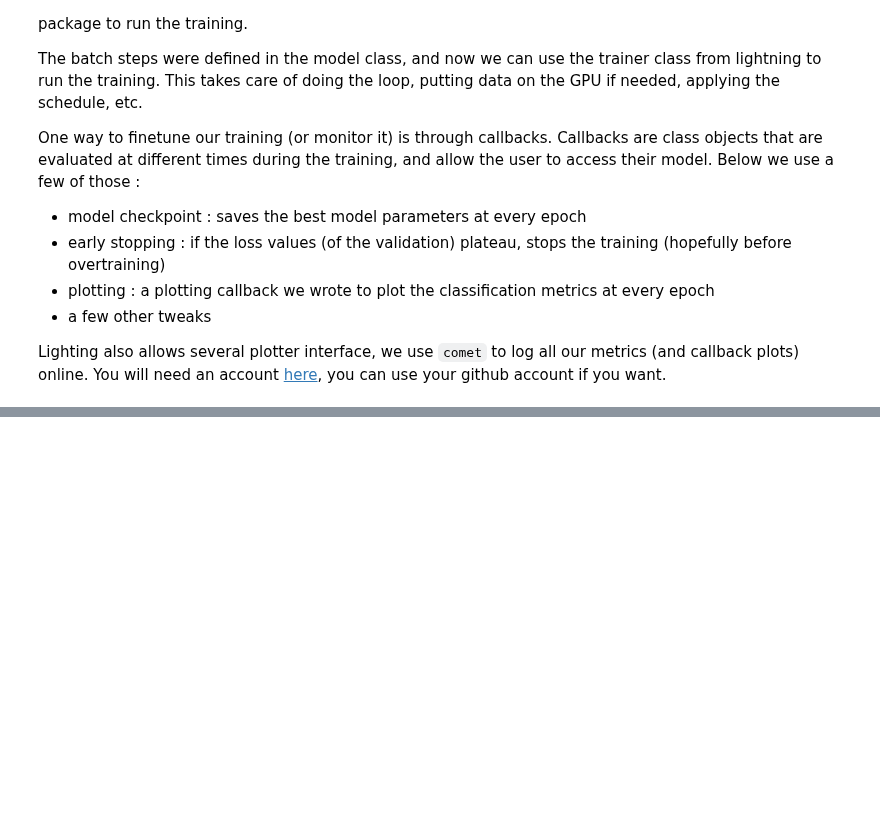
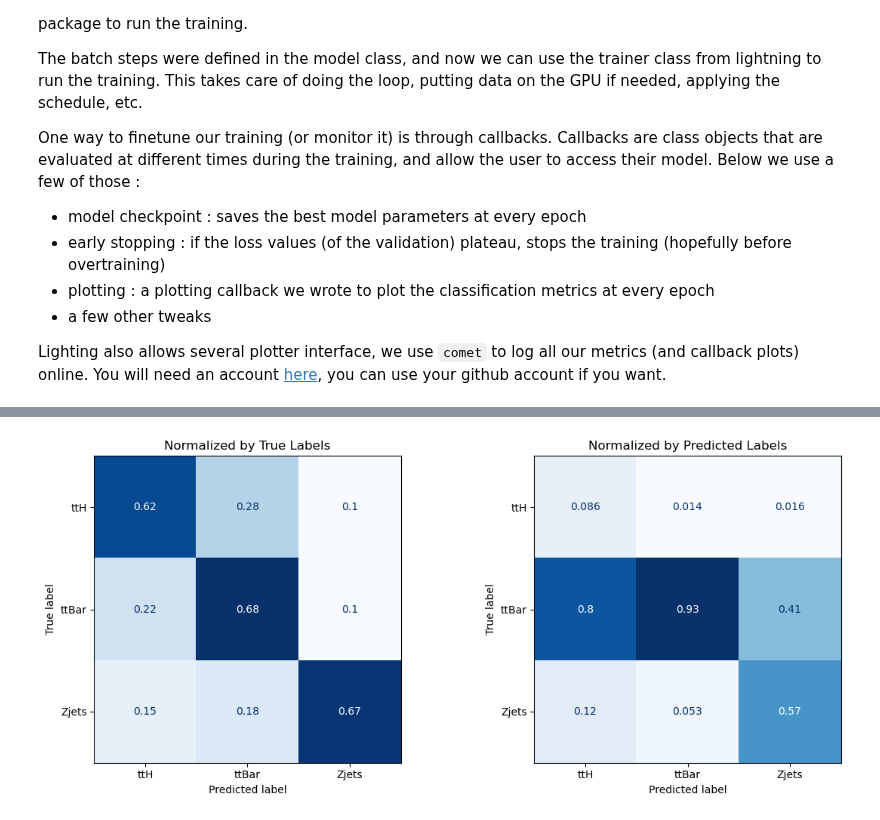
Before and after one commit to inigostibbe/msciproject, a Jupyter notebook: bristol-tth-transformer-msc_project/bristol-tth-transformer-msc_project/notebooks/training_multi.ipynb, the cells around one changed output, grey strips where cells are left out. Saved outputs shown, nothing was run; the diff lists cells and outputs as text; code cells hidden in the pictures; blank space fills up the shorter version.

```diff
--- a/bristol-tth-transformer-msc_project/bristol-tth-transformer-msc_project/notebooks/training_multi.ipynb
+++ b/bristol-tth-transformer-msc_project/bristol-tth-transformer-msc_project/notebooks/training_multi.ipynb
@@ -135,7 +135,7 @@ The loss function is a composite of BCE, and decorrelation from the MET, to ensu
 # %%
 # Define model #
 loss_function = BCEDecorrelatedLoss(lam = 0.1,weighted=True) # Create new one for multiclass, MDMM mechanism
-loss_function =
+loss_function = CrossEntropyWeightedLoss(weighted = True)
 
 # loss = BCE + lambda * decorrelated loss # Lambda determines the strength of the decorrelation loss
 # lambda = 0 -> pure BCE
@@ -147,11 +147,14 @@ embedding = Embedding(
     normalize_input = True,          # Whether to apply batch norm before the embedding
 )
 
+output_dim = len(torch.unique(y)) if len(torch.unique(y)) > 2 else 1
+print(output_dim)
+
 model = AnalysisObjectTransformer(
     embedding = embedding,           # Embedding instance
     embed_dim = embedding.dim,       # Embedding dimension
     num_heads = 8,                   # Number of heads for multihead attention (must be a divisor of embed dim)
-    output_dim = 1,                  # Output dimension (1 : binary classification, >1 : multi classification)
+    output_dim = output_dim,                  # Output dimension (1 : binary classification, >1 : multi classification)
     expansion_factor = 4,            # Multipliying factor for layers in attention block (neurons = embed_dim * expansion_factor) norm is 4
     encoder_layers = 5,              # Number of encoder layers (self attention on jets)
     class_layers = 2,                # Number of class layers (cross attention between jets representations and class token)
@@ -445,0 +406,4 @@ plt.show()
+# %%
+probs = torch.softmax(preds, dim=1)  # Converts logits to probabilities
+predicted_classes = np.argmax(probs, axis=1)
+wn = np.array((val_nom * 200000).flatten())
@@ -445,0 +425,26 @@ plt.show()
+# %%
+import matplotlib.pyplot as plt
+from sklearn.metrics import confusion_matrix, ConfusionMatrixDisplay
+
+# Compute confusion matrices first (avoid multiple calls to .plot())
+cm_true = confusion_matrix(labels, predicted_classes, normalize="true", sample_weight=wn)
+cm_pred = confusion_matrix(labels, predicted_classes, normalize="pred", sample_weight=wn)
+
+# Create subplots: 1 row, 2 columns
+fig, axes = plt.subplots(1, 2, figsize=(12, 5))
+
+# Plot "True" normalized confusion matrix on the first axis
+disp1 = ConfusionMatrixDisplay(confusion_matrix=cm_true, display_labels=["ttH", "ttBar", "Zjets"])
+disp1.plot(ax=axes[0], cmap=plt.cm.Blues, colorbar=False)
+axes[0].set_title("Normalized by True Labels")
+
+# Plot "Pred" normalized confusion matrix on the second axis
+disp2 = ConfusionMatrixDisplay(confusion_matrix=cm_pred, display_labels=["ttH", "ttBar", "Zjets"])
+disp2.plot(ax=axes[1], cmap=plt.cm.Blues, colorbar=False)
+axes[1].set_title("Normalized by Predicted Labels")
+
+# Adjust layout and show
+plt.tight_layout()
+plt.show()
+# %% [output]
+[figure, added]
```
Also changed, not shown: parts of 16 cells of this notebook, 8 other files.
